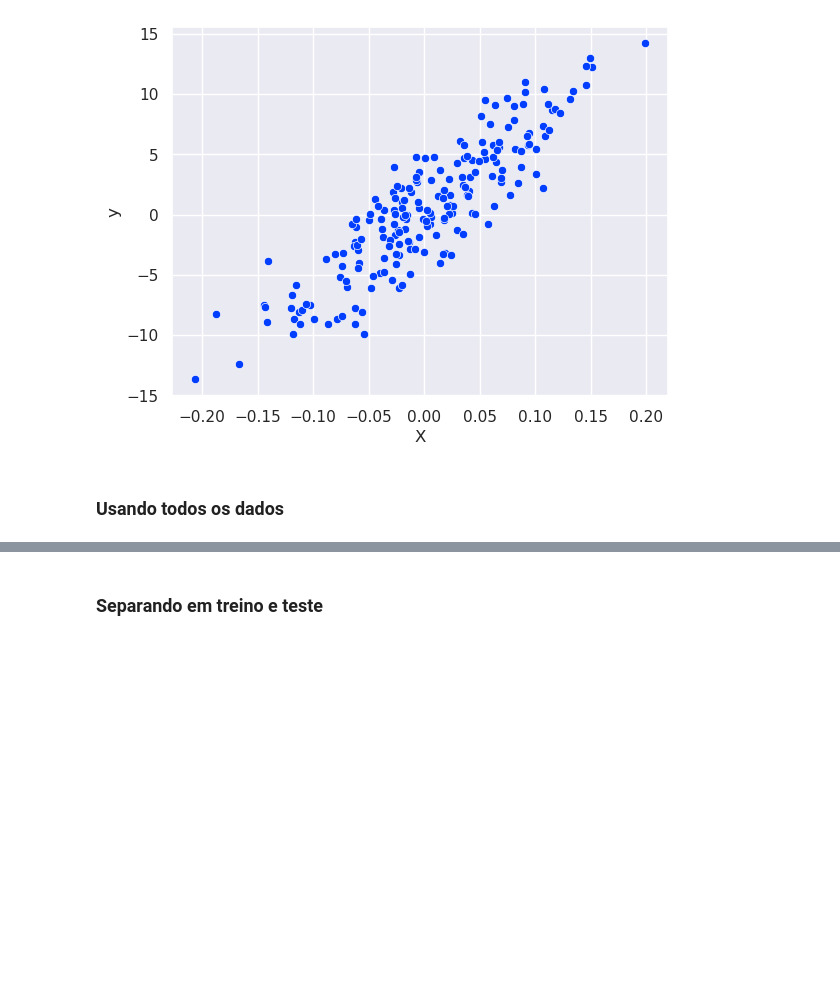
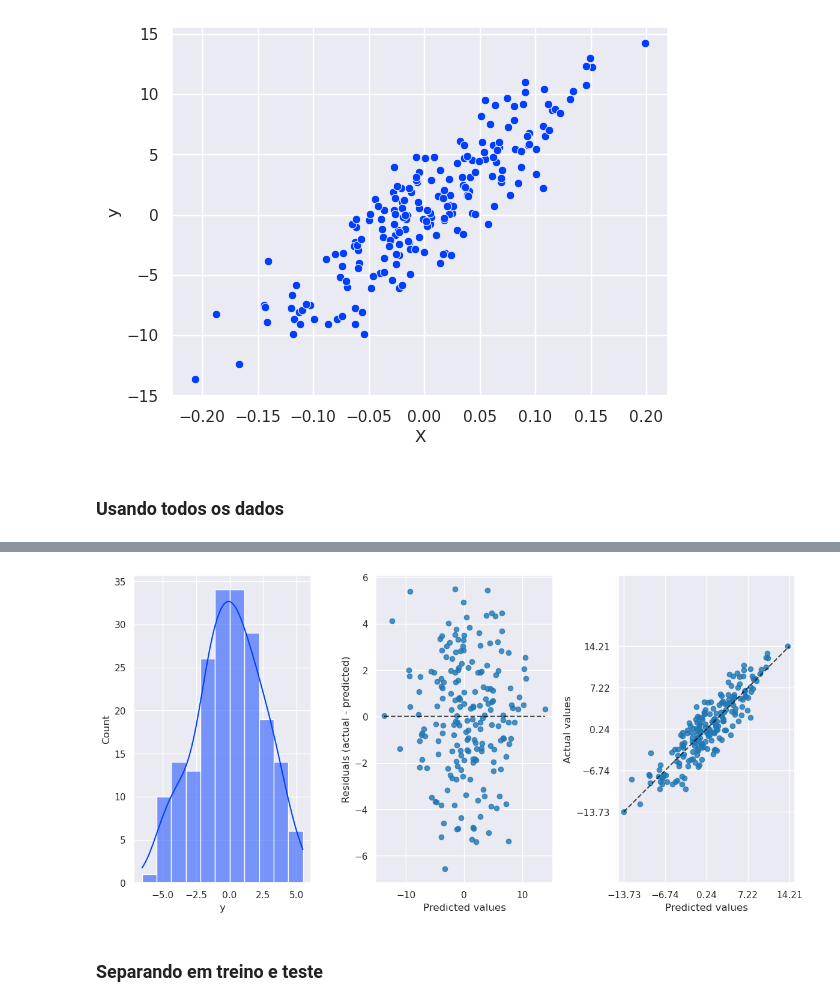
Before and after one commit to PauloViniciusR/Modelos_regularizacao, a Jupyter notebook: notebooks/01_regularizacao.ipynb, the cells around one changed output, grey strips where cells are left out. Cells and saved outputs as stored; diff of their text form; code cells hidden in the pictures; blank space fills up the shorter version.

```diff
--- a/notebooks/01_regularizacao.ipynb
+++ b/notebooks/01_regularizacao.ipynb
@@ -88,3 +117,7 @@ sns.scatterplot(data=df, x="X", y="y")
+# %%
+plot_residuos(y, y_pred_lr)
+# %% [output]
+[figure, added]
 # %% [markdown]
 ### Separando em treino e teste
 # %% [markdown]
```
Also changed, not shown: parts of 6 cells of this notebook.
